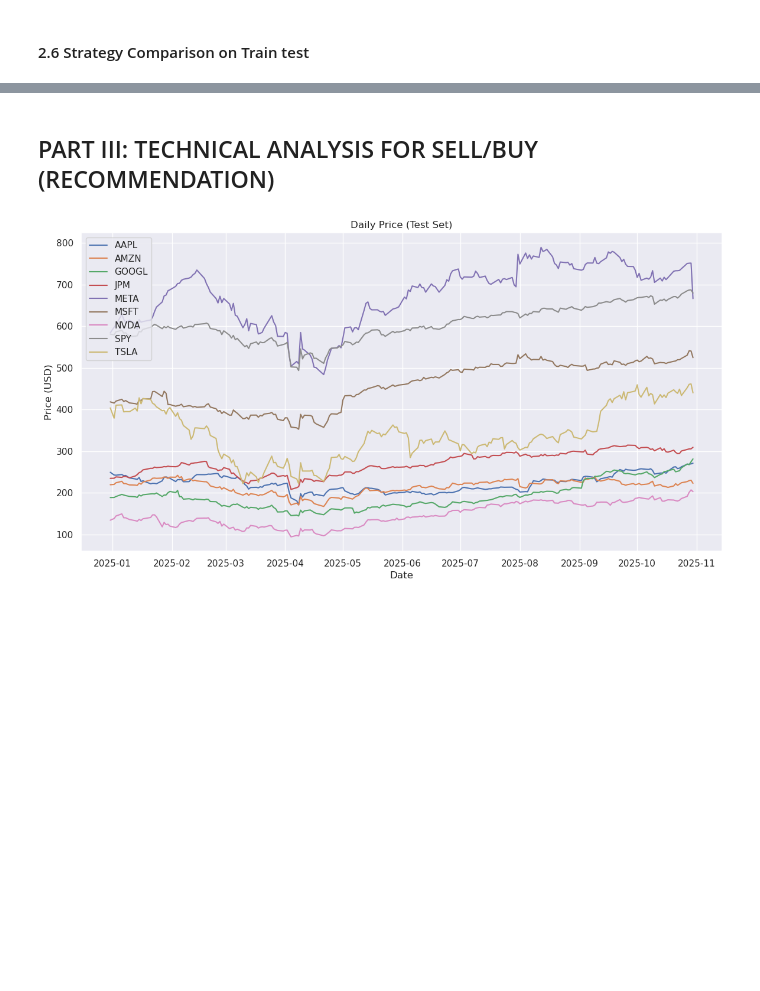
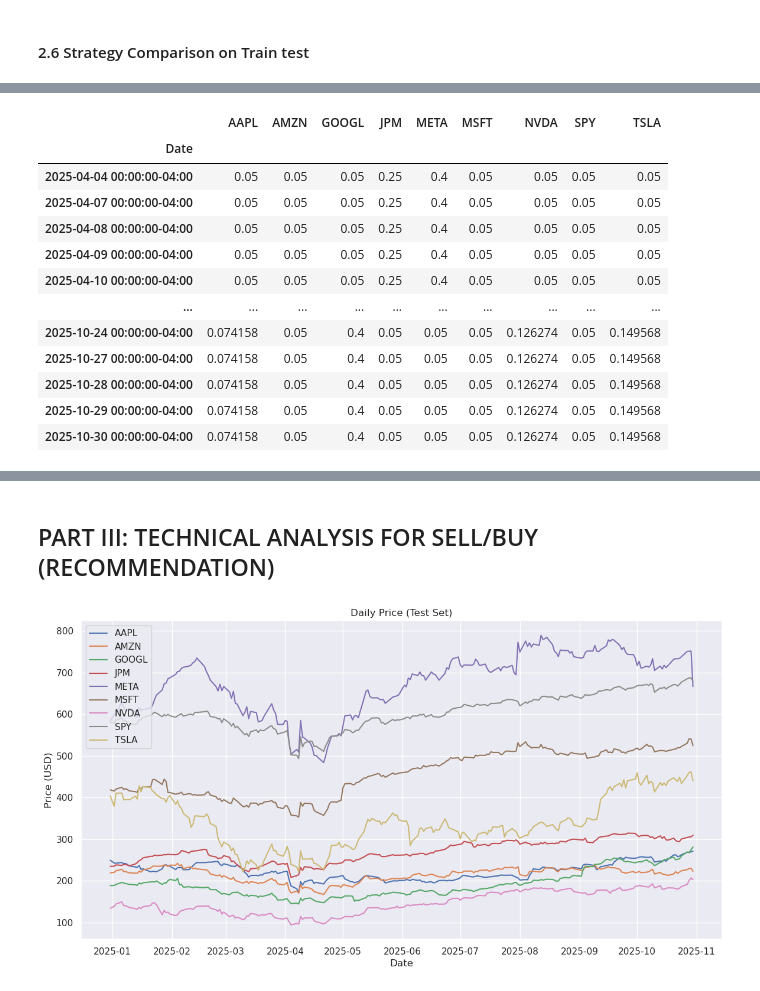
Before and after one commit to Henryy2510/draft, a Jupyter notebook: preparation.ipynb, the cells around one changed output, grey strips where cells are left out. Drawn from its saved outputs; the diff is of its cells as text; code cells hidden in the pictures; blank space fills up the shorter version.

```diff
--- a/preparation.ipynb
+++ b/preparation.ipynb
@@ -997,4 +1014,17 @@ Date
 # %%
 dynamic_weights, dynamic_returns = dynamic_portfolio_optimization(test_data, lookback_window=63, rebalance_freq=21)
-dynamic_returns
+dynamic_weights
 # %% [output]
+|  | AAPL | AMZN | GOOGL | JPM | META | MSFT | NVDA | SPY | TSLA |
+| Date |  |  |  |  |  |  |  |  |  |
+| 2025-04-04 00:00:00-04:00 | 0.05 | 0.05 | 0.05 | 0.25 | 0.4 | 0.05 | 0.05 | 0.05 | 0.05 |
+| 2025-04-07 00:00:00-04:00 | 0.05 | 0.05 | 0.05 | 0.25 | 0.4 | 0.05 | 0.05 | 0.05 | 0.05 |
+| 2025-04-08 00:00:00-04:00 | 0.05 | 0.05 | 0.05 | 0.25 | 0.4 | 0.05 | 0.05 | 0.05 | 0.05 |
+| 2025-04-09 00:00:00-04:00 | 0.05 | 0.05 | 0.05 | 0.25 | 0.4 | 0.05 | 0.05 | 0.05 | 0.05 |
+| 2025-04-10 00:00:00-04:00 | 0.05 | 0.05 | 0.05 | 0.25 | 0.4 | 0.05 | 0.05 | 0.05 | 0.05 |
+| ... | ... | ... | ... | ... | ... | ... | ... | ... | ... |
+| 2025-10-24 00:00:00-04:00 | 0.074158 | 0.05 | 0.4 | 0.05 | 0.05 | 0.05 | 0.126274 | 0.05 | 0.149568 |
+| 2025-10-27 00:00:00-04:00 | 0.074158 | 0.05 | 0.4 | 0.05 | 0.05 | 0.05 | 0.126274 | 0.05 | 0.149568 |
+| 2025-10-28 00:00:00-04:00 | 0.074158 | 0.05 | 0.4 | 0.05 | 0.05 | 0.05 | 0.126274 | 0.05 | 0.149568 |
+| 2025-10-29 00:00:00-04:00 | 0.074158 | 0.05 | 0.4 | 0.05 | 0.05 | 0.05 | 0.126274 | 0.05 | 0.149568 |
+| 2025-10-30 00:00:00-04:00 | 0.074158 | 0.05 | 0.4 | 0.05 | 0.05 | 0.05 | 0.126274 | 0.05 | 0.149568 |
```
Also changed, not shown: parts of 27 cells of this notebook, 1 other file.
